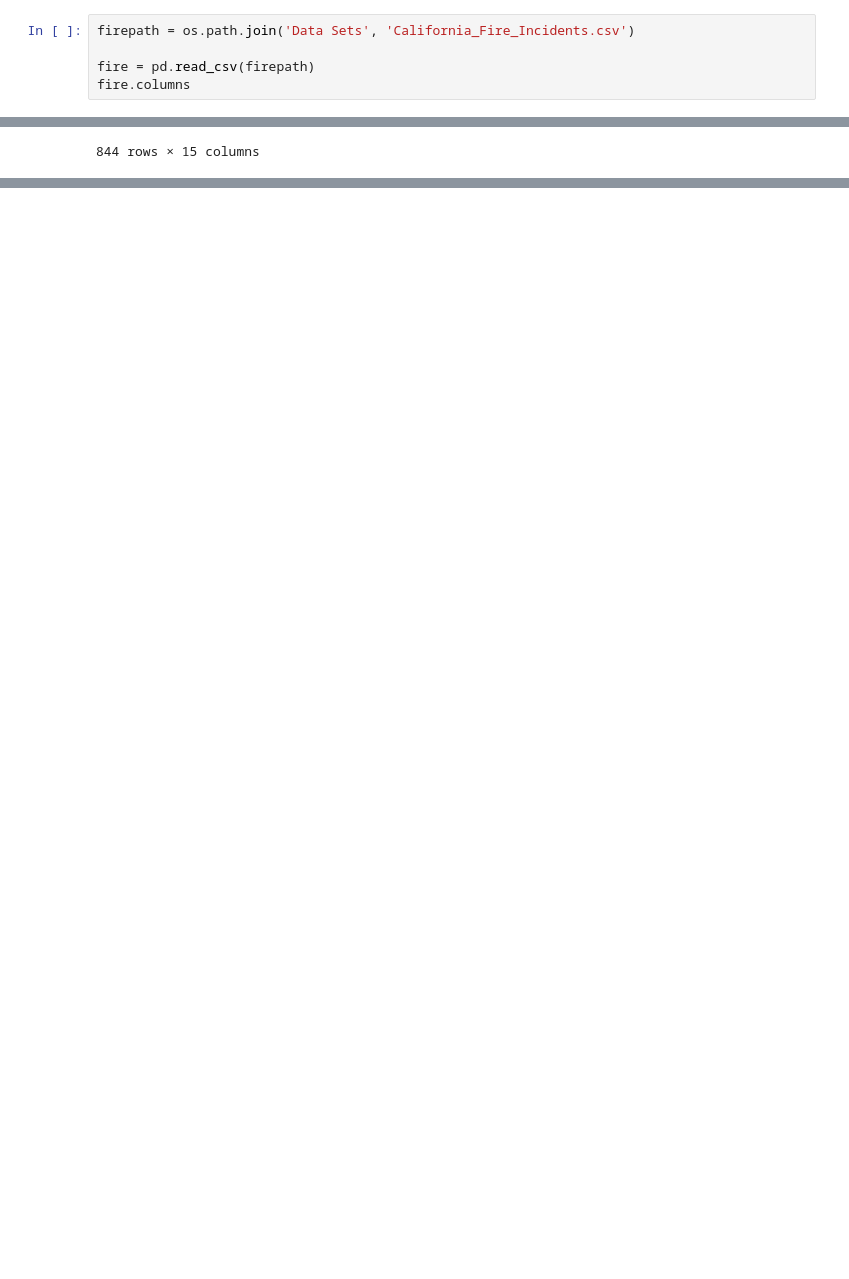
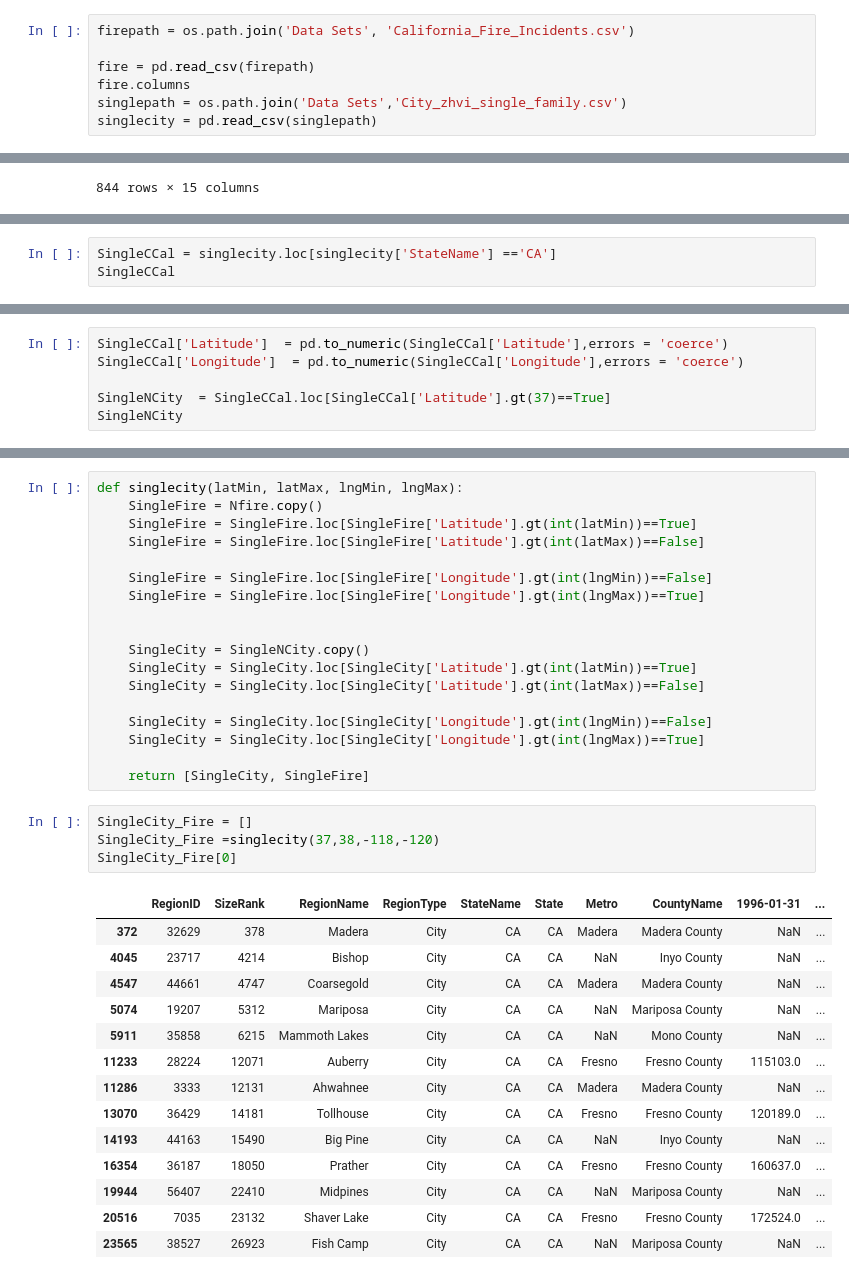
Before and after one commit to mattuzi17/The-Flight-From-Rural-Communities, a Jupyter notebook: Nathan.ipynb, the cells around one changed output, grey strips where cells are left out. Cells and saved outputs as stored; diff of their text form; blank space fills up the shorter version.

```diff
--- a/Nathan.ipynb
+++ b/Nathan.ipynb
@@ -6,3 +21,5 @@ firepath = os.path.join('Data Sets', 'California_Fire_Incidents.csv')
 
 fire = pd.read_csv(firepath)
 fire.columns
+singlepath = os.path.join('Data Sets','City_zhvi_single_family.csv')
+singlecity = pd.read_csv(singlepath)
@@ -59,0 +178,3 @@ Nfire.sort_values(by ='AcresBurned',ascending = False)
+# %%
+SingleCCal = singlecity.loc[singlecity['StateName'] =='CA']
+SingleCCal
@@ -59,0 +277,6 @@ Nfire.sort_values(by ='AcresBurned',ascending = False)
+# %%
+SingleCCal['Latitude']  = pd.to_numeric(SingleCCal['Latitude'],errors = 'coerce')
+SingleCCal['Longitude']  = pd.to_numeric(SingleCCal['Longitude'],errors = 'coerce')
+
+SingleNCity  = SingleCCal.loc[SingleCCal['Latitude'].gt(37)==True]
+SingleNCity
@@ -59,0 +297,37 @@ Nfire.sort_values(by ='AcresBurned',ascending = False)
+# %%
+def singlecity(latMin, latMax, lngMin, lngMax):
+    SingleFire = Nfire.copy()
+    SingleFire = SingleFire.loc[SingleFire['Latitude'].gt(int(latMin))==True]
+    SingleFire = SingleFire.loc[SingleFire['Latitude'].gt(int(latMax))==False]
+
+    SingleFire = SingleFire.loc[SingleFire['Longitude'].gt(int(lngMin))==False]
+    SingleFire = SingleFire.loc[SingleFire['Longitude'].gt(int(lngMax))==True]
+
+
+    SingleCity = SingleNCity.copy()
+    SingleCity = SingleCity.loc[SingleCity['Latitude'].gt(int(latMin))==True]
+    SingleCity = SingleCity.loc[SingleCity['Latitude'].gt(int(latMax))==False]
+
+    SingleCity = SingleCity.loc[SingleCity['Longitude'].gt(int(lngMin))==False]
+    SingleCity = SingleCity.loc[SingleCity['Longitude'].gt(int(lngMax))==True]
+
+    return [SingleCity, SingleFire]
+# %%
+SingleCity_Fire = []
+SingleCity_Fire =singlecity(37,38,-118,-120)
+SingleCity_Fire[0]
+# %% [output]
+|  | RegionID | SizeRank | RegionName | RegionType | StateName | State | Metro | CountyName | 1996-01-31 | ... |
+| 372 | 32629 | 378 | Madera | City | CA | CA | Madera | Madera County | NaN | ... |
+| 4045 | 23717 | 4214 | Bishop | City | CA | CA | NaN | Inyo County | NaN | ... |
+| 4547 | 44661 | 4747 | Coarsegold | City | CA | CA | Madera | Madera County | NaN | ... |
+| 5074 | 19207 | 5312 | Mariposa | City | CA | CA | NaN | Mariposa County | NaN | ... |
+| 5911 | 35858 | 6215 | Mammoth Lakes | City | CA | CA | NaN | Mono County | NaN | ... |
+| 11233 | 28224 | 12071 | Auberry | City | CA | CA | Fresno | Fresno County | 115103.0 | ... |
+| 11286 | 3333 | 12131 | Ahwahnee | City | CA | CA | Madera | Madera County | NaN | ... |
+| 13070 | 36429 | 14181 | Tollhouse | City | CA | CA | Fresno | Fresno County | 120189.0 | ... |
+| 14193 | 44163 | 15490 | Big Pine | City | CA | CA | NaN | Inyo County | NaN | ... |
+| 16354 | 36187 | 18050 | Prather | City | CA | CA | Fresno | Fresno County | 160637.0 | ... |
+| 19944 | 56407 | 22410 | Midpines | City | CA | CA | NaN | Mariposa County | NaN | ... |
+| 20516 | 7035 | 23132 | Shaver Lake | City | CA | CA | Fresno | Fresno County | 172524.0 | ... |
+| 23565 | 38527 | 26923 | Fish Camp | City | CA | CA | NaN | Mariposa County | NaN | ... |
```
Also changed, not shown: parts of 15 cells of this notebook.
